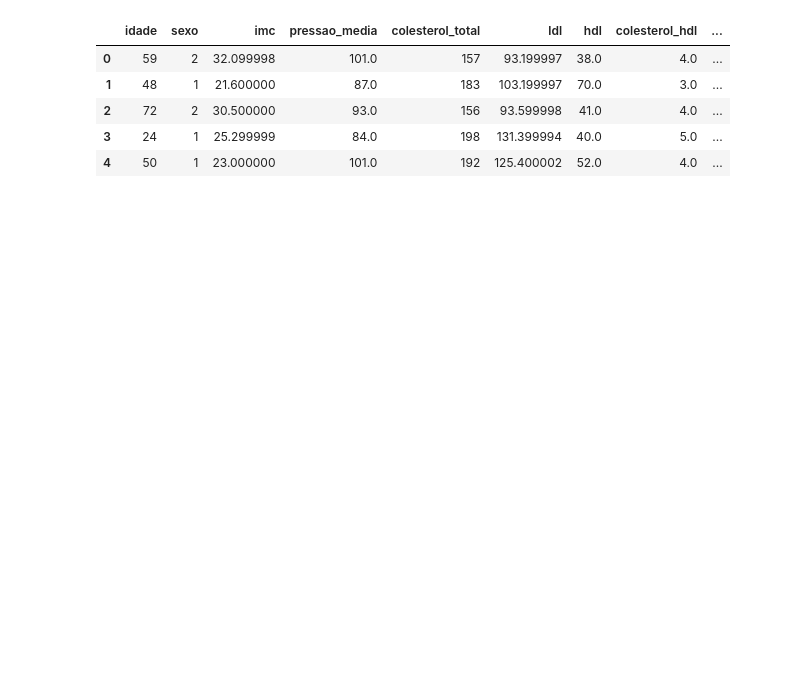
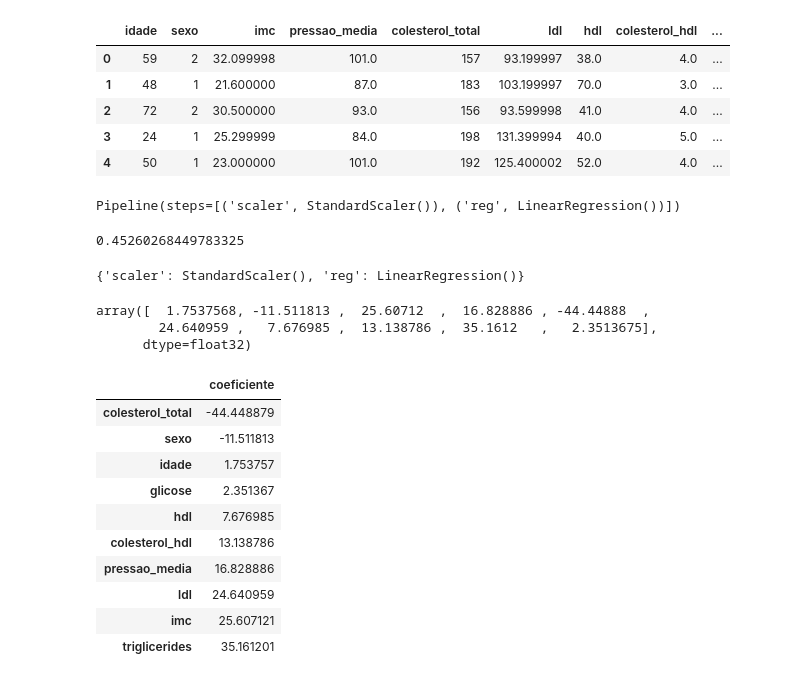
Before and after one commit to stephanyresque/Projeto_diabetes, a Jupyter notebook: notebooks/pipeline.ipynb, the cells around one changed output. Saved outputs shown, nothing was run; the diff lists cells and outputs as text; code cells hidden in the pictures; blank space fills up the shorter version.

```diff
--- a/notebooks/pipeline.ipynb
+++ b/notebooks/pipeline.ipynb
@@ -26,0 +48,37 @@ y= df['target']
+# %%
+pipeline.fit(X_train, y_train)
+# %% [output]
+Pipeline(steps=[('scaler', StandardScaler()), ('reg', LinearRegression())])
+# %%
+pipeline.score(X_test,y_test)
+# %% [output]
+0.45260268449783325
+# %%
+pipeline.named_steps
+# %% [output]
+{'scaler': StandardScaler(), 'reg': LinearRegression()}
+# %%
+pipeline['reg'].coef_
+# %% [output]
+array([  1.7537568, -11.511813 ,  25.60712  ,  16.828886 , -44.44888  ,
+        24.640959 ,   7.676985 ,  13.138786 ,  35.1612   ,   2.3513675],
+      dtype=float32)
+# %%
+coefs = dataframe_coeficientes(
+    pipeline['reg'].coef_,
+    X.columns
+)
+
+coefs
+# %% [output]
+|  | coeficiente |
+| colesterol_total | -44.448879 |
+| sexo | -11.511813 |
+| idade | 1.753757 |
+| glicose | 2.351367 |
+| hdl | 7.676985 |
+| colesterol_hdl | 13.138786 |
+| pressao_media | 16.828886 |
+| ldl | 24.640959 |
+| imc | 25.607121 |
+| triglicerides | 35.161201 |
```
Also changed, not shown: parts of 14 cells of this notebook.
